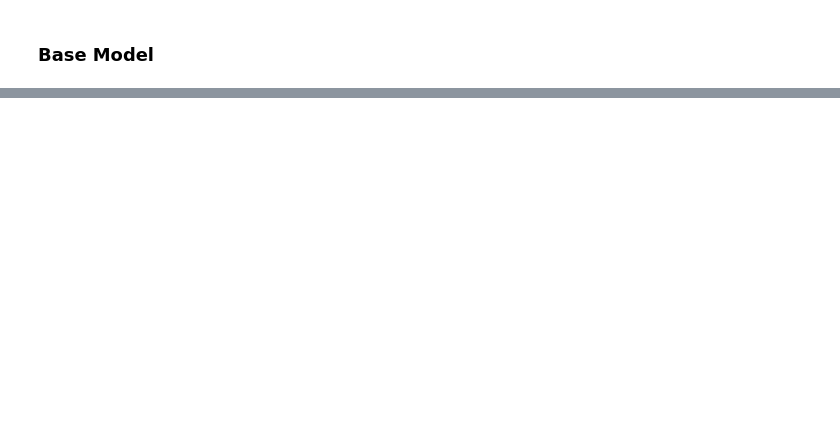
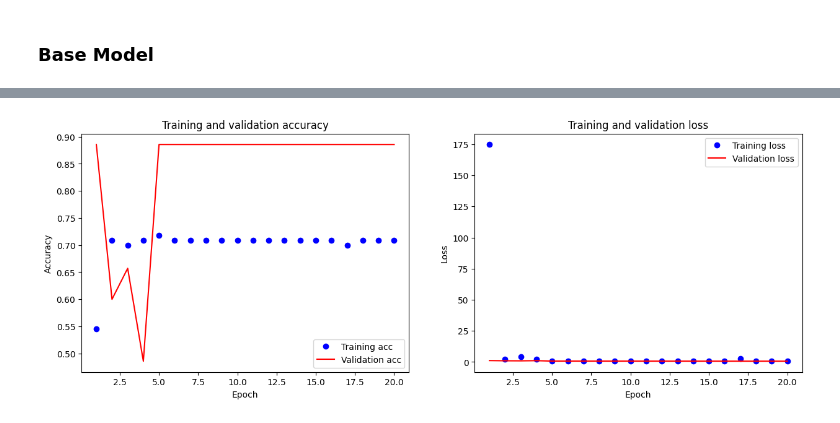
Before and after one commit to schneialexan/deep-learning, a Jupyter notebook: Hausaufgaben/Blatt 5/HA05.ipynb, the cells around one changed output, grey strips where cells are left out. Drawn from its saved outputs; the diff is of its cells as text; code cells hidden in the pictures; blank space fills up the shorter version.

```diff
--- a/Hausaufgaben/Blatt 5/HA05.ipynb
+++ b/Hausaufgaben/Blatt 5/HA05.ipynb
@@ -147,0 +172,30 @@ plot_history(baseline_history);
+# %%
+# Define the augmentation parameters
+datagen = tf.keras.preprocessing.image.ImageDataGenerator(
+    rescale=1./255,
+    rotation_range=20,      # Randomly rotate images within 20 degrees
+    width_shift_range=0.2,  # Randomly shift images horizontally
+    height_shift_range=0.2, # Randomly shift images vertically
+    shear_range=0.2,        # Apply shearing transformation
+    zoom_range=0.2,         # Apply zooming transformation
+    horizontal_flip=True,   # Randomly flip images horizontally
+    fill_mode='nearest'     # Fill any newly created pixels after rotation or shifting
+)
+
+datagen_val = tf.keras.preprocessing.image.ImageDataGenerator(
+    rescale=1./255
+)
+
+train_gen = datagen.flow_from_directory(
+    TRAIN_PATH,
+    target_size=TARGET_SIZE,
+    batch_size=BATCH_SIZE,
+    class_mode='binary'
+)
+
+val_gen = datagen_val.flow_from_directory(
+    TEST_PATH,
+    target_size=TARGET_SIZE,
+    batch_size=BATCH_SIZE,
+    class_mode='binary'
+)
@@ -147,0 +205,10 @@ plot_history(baseline_history);
+# %%
+nr2_baseline_model = base_model()
+nr2_baseline_model.compile(loss = 'binary_crossentropy',
+                       optimizer=tf.keras.optimizers.RMSprop(),
+                       metrics=['mse', 'acc'])
+nr2_baseline_history = nr2_baseline_model.fit(
+        train_gen,
+        epochs = EPOCHS,
+        validation_data=val_gen
+    )
@@ -147,0 +239,4 @@ plot_history(baseline_history);
+# %%
+plot_history(nr2_baseline_history);
+# %% [output]
+[figure, added]
```
Also changed, not shown: parts of 17 cells of this notebook, 2 other files.
